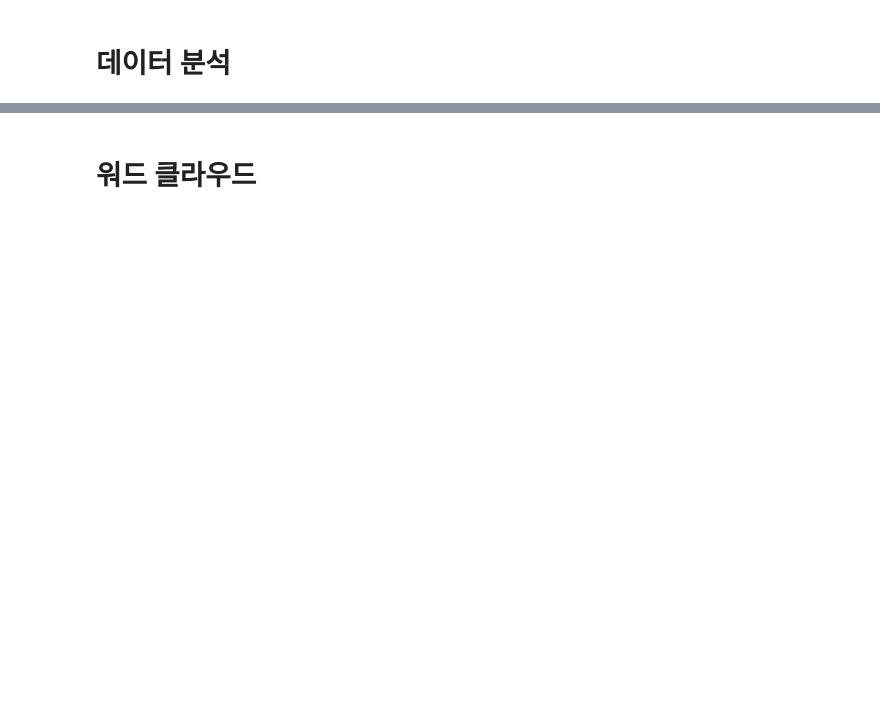
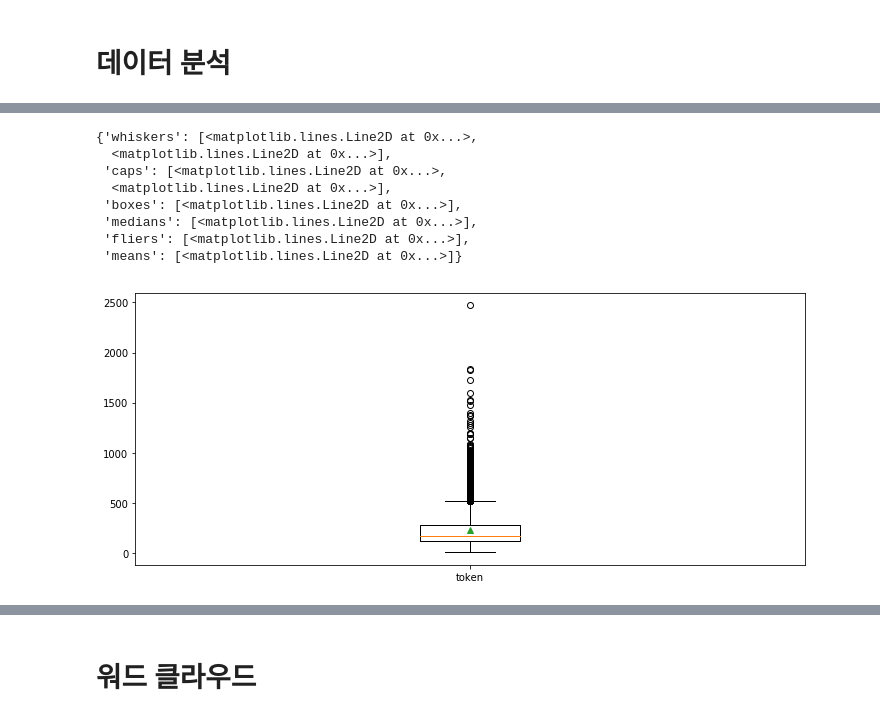
Before and after one commit to NLP-kr/tensorflow-ml-nlp, a Jupyter notebook: 3.NLP_INTRO/3.6 EDA.ipynb, the cells around one changed output, grey strips where cells are left out. Drawn from its saved outputs; the diff is of its cells as text; code cells hidden in the pictures; blank space fills up the shorter version.

```diff
--- a/3.NLP_INTRO/3.6 EDA.ipynb
+++ b/3.NLP_INTRO/3.6 EDA.ipynb
@@ -81,12 +98,22 @@ print('제 3 사분위 길이: {}'.format(np.percentile(review_len_by_token, 75)
 # %%
 plt.figure(figsize=(12, 5))
 # 박스플롯 생성
 # 첫번째 파라메터: 여러 분포에 대한 데이터 리스트를 입력
 # labels: 입력한 데이터에 대한 라벨
 # showmeans: 평균값을 마크함
 
 plt.boxplot([review_len_by_token],
-             labels=['Eojeol'],
+             labels=['token'],
              showmeans=True)
+# %% [output]
+{'whiskers': [<matplotlib.lines.Line2D at 0x...>,
+  <matplotlib.lines.Line2D at 0x...>],
+ 'caps': [<matplotlib.lines.Line2D at 0x...>,
+  <matplotlib.lines.Line2D at 0x...>],
+ 'boxes': [<matplotlib.lines.Line2D at 0x...>],
+ 'medians': [<matplotlib.lines.Line2D at 0x...>],
+ 'fliers': [<matplotlib.lines.Line2D at 0x...>],
+ 'means': [<matplotlib.lines.Line2D at 0x...>]}
+[figure, added]
 # %%
 plt.figure(figsize=(12, 5))
```
Also changed, not shown: parts of 6 cells of this notebook.
